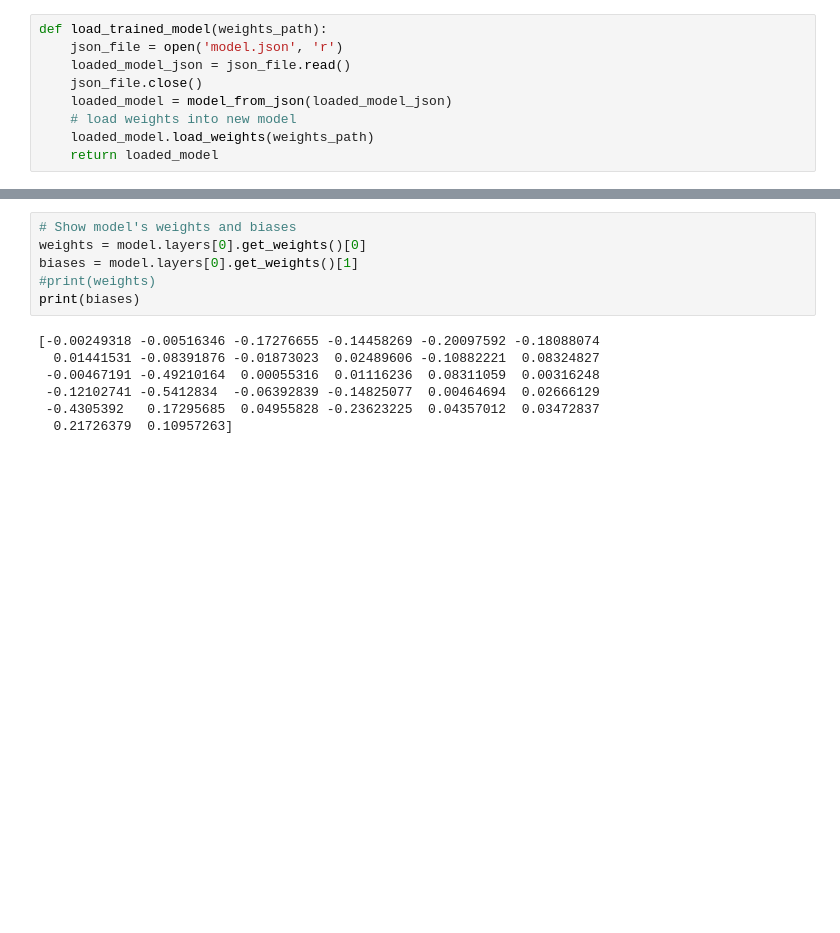
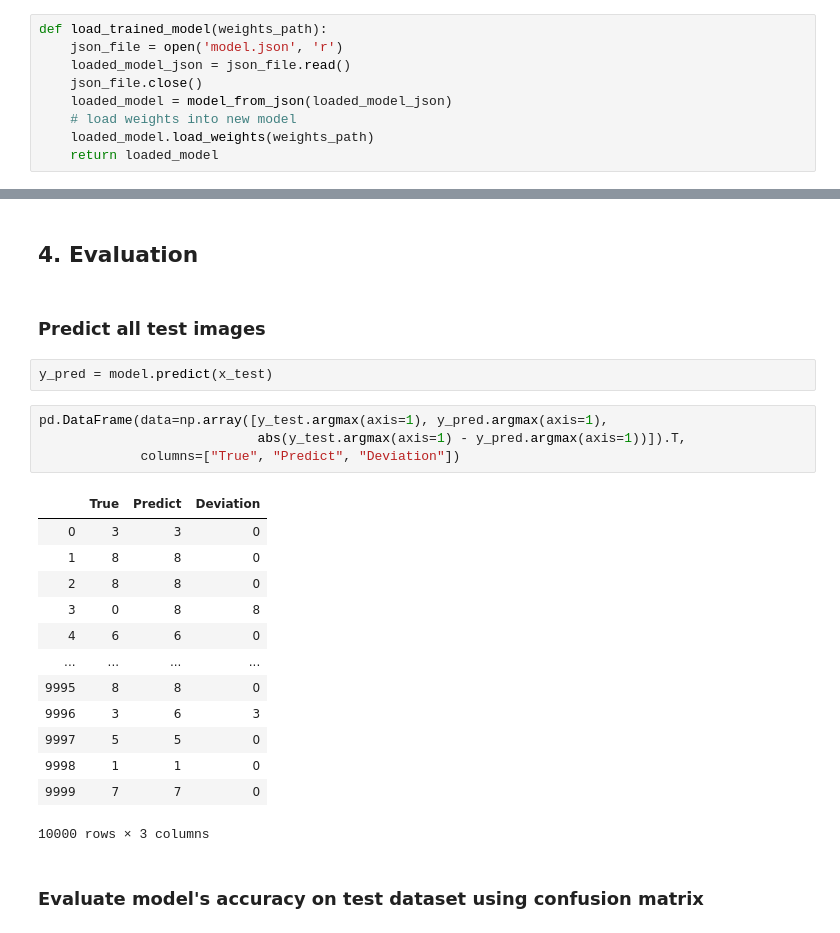
Before and after one commit to nam98nd16/Image-Classification, a Jupyter notebook: CIFAR-10/cifar-10-image-recognition.ipynb, the cells around one changed output, grey strips where cells are left out. Cells and saved outputs as stored; diff of their text form; blank space fills up the shorter version.

```diff
--- a/CIFAR-10/cifar-10-image-recognition.ipynb
+++ b/CIFAR-10/cifar-10-image-recognition.ipynb
@@ -175,13 +160,26 @@ print(scores)
-# %%
-# Show model's weights and biases
-weights = model.layers[0].get_weights()[0]
-biases = model.layers[0].get_weights()[1]
-#print(weights)
-print(biases)
-# %% [output]
-[-0.00249318 -0.00516346 -0.17276655 -0.14458269 -0.20097592 -0.18088074
-  0.01441531 -0.08391876 -0.01873023  0.02489606 -0.10882221  0.08324827
- -0.00467191 -0.49210164  0.00055316  0.01116236  0.08311059  0.00316248
- -0.12102741 -0.5412834  -0.06392839 -0.14825077  0.00464694  0.02666129
- -0.4305392   0.17295685  0.04955828 -0.23623225  0.04357012  0.03472837
-  0.21726379  0.10957263]
+# %% [markdown]
+## 4. Evaluation
+# %% [markdown]
+### Predict all test images
+# %%
+y_pred = model.predict(x_test)
+# %%
+pd.DataFrame(data=np.array([y_test.argmax(axis=1), y_pred.argmax(axis=1),
+                            abs(y_test.argmax(axis=1) - y_pred.argmax(axis=1))]).T,
+             columns=["True", "Predict", "Deviation"])
+# %% [output]
+|  | True | Predict | Deviation |
+| 0 | 3 | 3 | 0 |
+| 1 | 8 | 8 | 0 |
+| 2 | 8 | 8 | 0 |
+| 3 | 0 | 8 | 8 |
+| 4 | 6 | 6 | 0 |
+| ... | ... | ... | ... |
+| 9995 | 8 | 8 | 0 |
+| 9996 | 3 | 6 | 3 |
+| 9997 | 5 | 5 | 0 |
+| 9998 | 1 | 1 | 0 |
+| 9999 | 7 | 7 | 0 |
+10000 rows × 3 columns
+# %% [markdown]
+### Evaluate model's accuracy on test dataset using confusion matrix
```
Also changed, not shown: parts of 33 cells of this notebook.
